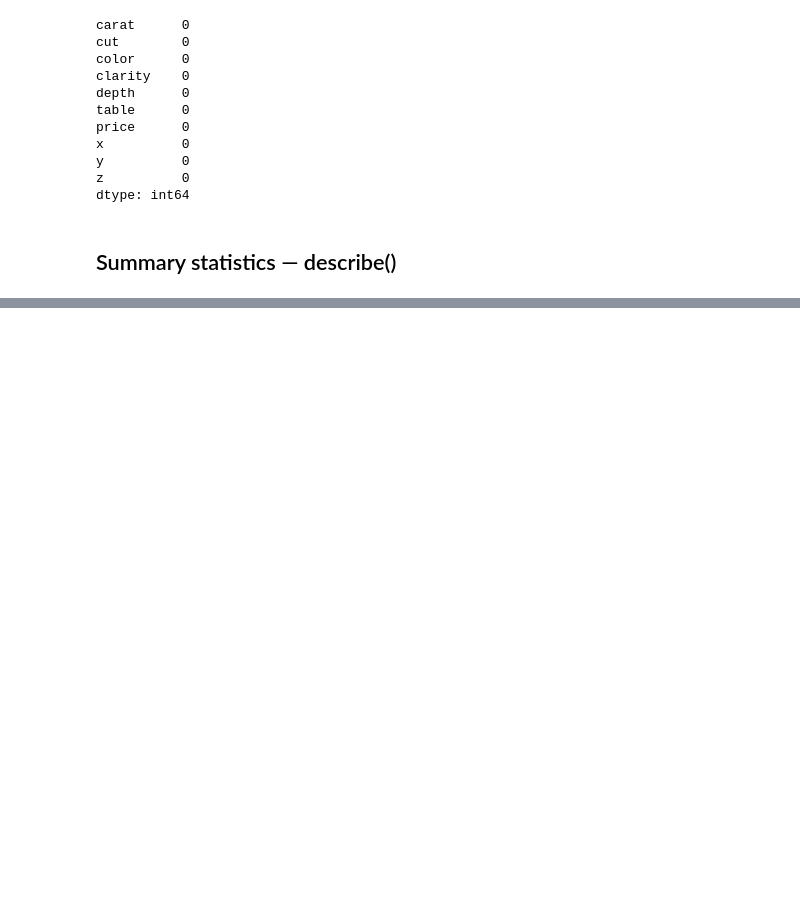
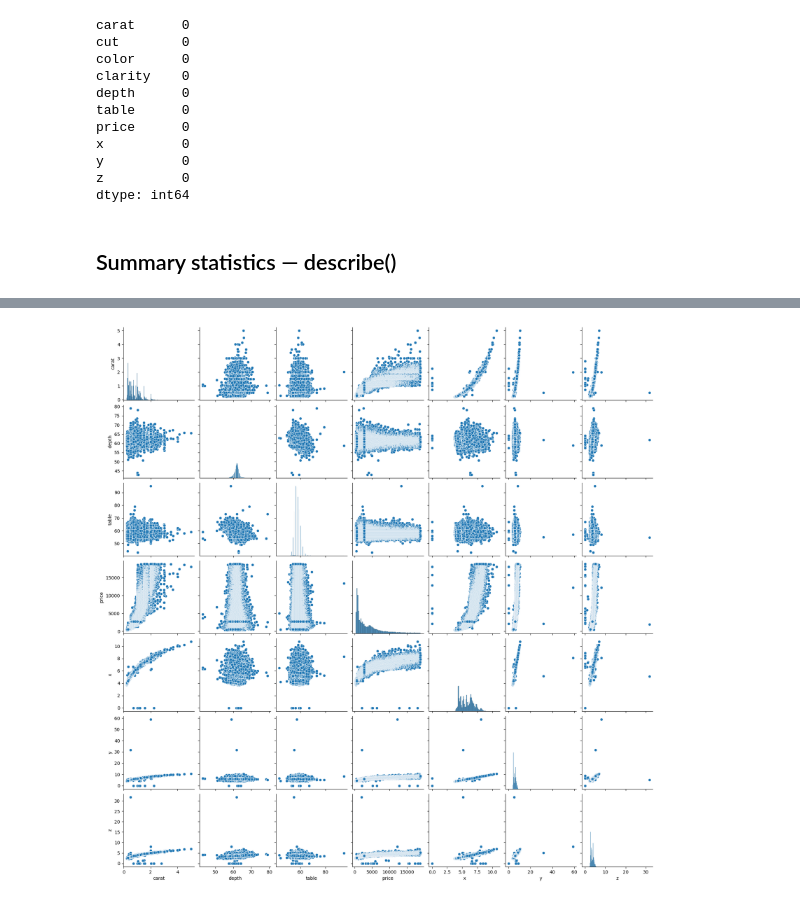
Before and after one commit to zinat-gks/Day1, a Jupyter notebook: Day 7/Diamonds.ipynb, the cells around one changed output, grey strips where cells are left out. Saved outputs shown, nothing was run; the diff lists cells and outputs as text; code cells hidden in the pictures; blank space fills up the shorter version.

```diff
--- a/Day 7/Diamonds.ipynb
+++ b/Day 7/Diamonds.ipynb
@@ -91,0 +96,11 @@ df.describe(include="all")
+# %%
+import seaborn as sns
+import matplotlib.pyplot as plt
+
+# Pairwise scatter of every numeric column in the raw table (the 3 categorical
+# columns are ignored automatically). Full data (53,940 rows) renders in a few
+# seconds here; in Jupyter's inline backend give it ~10-30s before it appears.
+sns.pairplot(df)
+plt.show()
+# %% [output]
+[figure, added]
```
Also changed, not shown: parts of 61 cells of this notebook.
